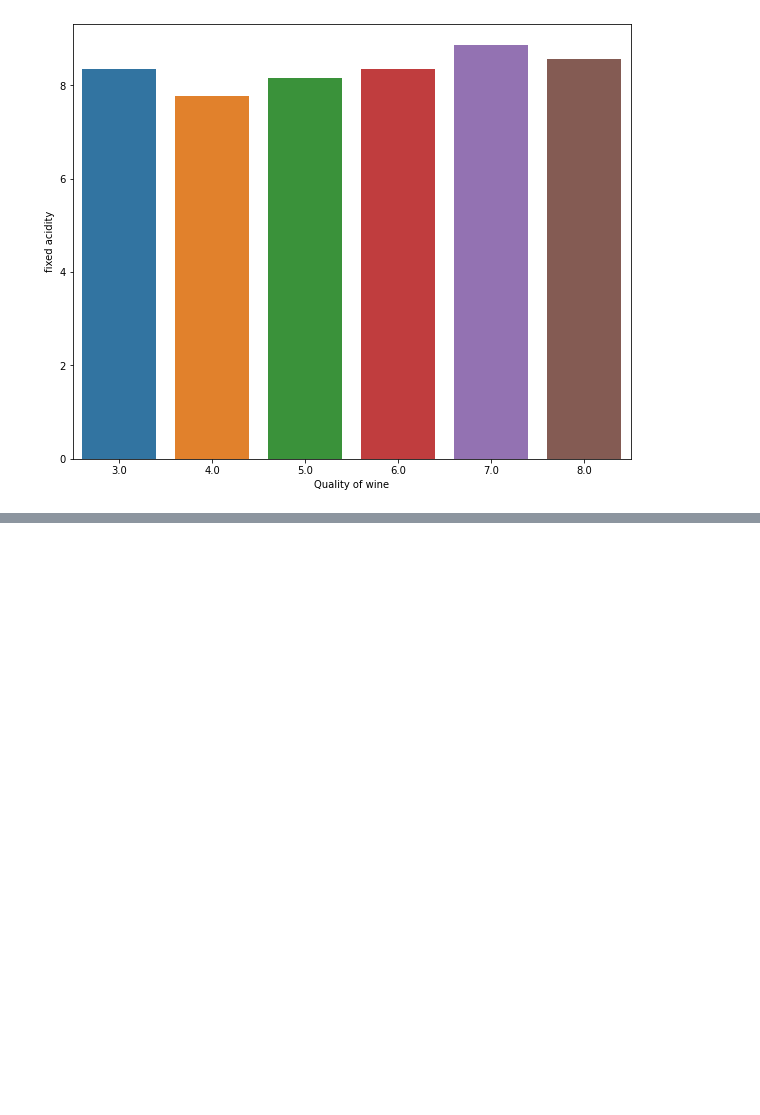
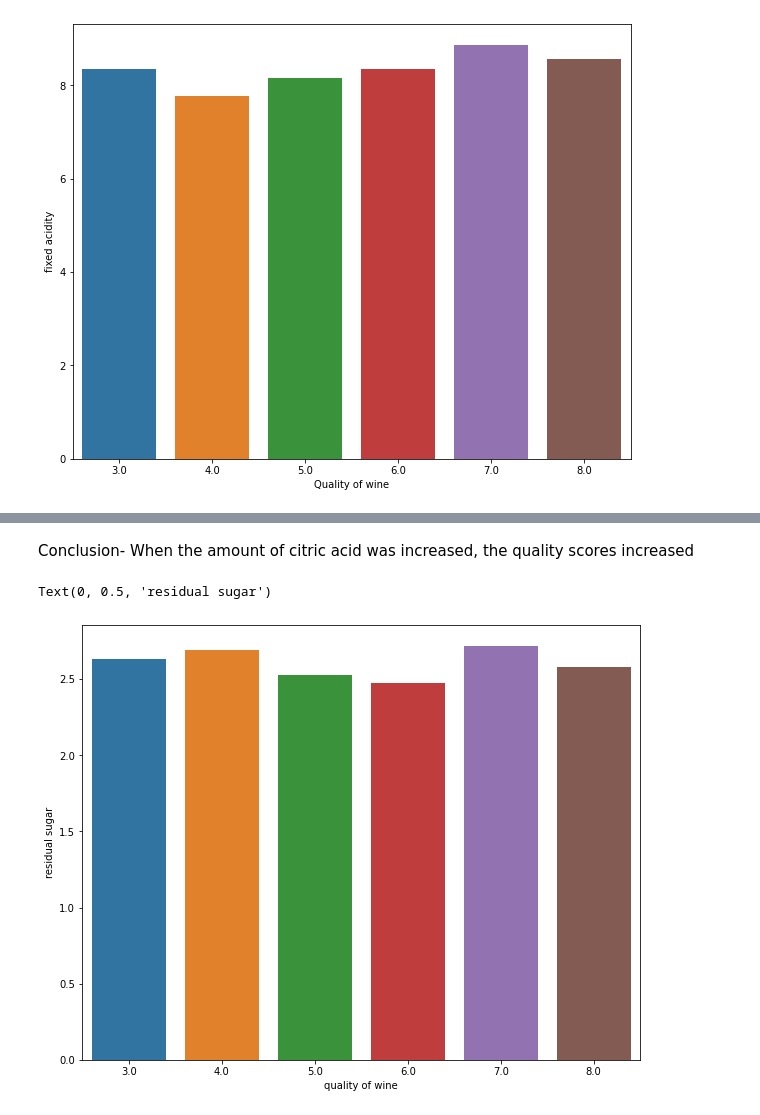
Before and after one commit to machave11/Wine-Quality-Analysis, a Jupyter notebook: Nikhil_Machave_Wine_Quality_Analysis.ipynb, the cells around one changed output, grey strips where cells are left out. Drawn from its saved outputs; the diff is of its cells as text; code cells hidden in the pictures; blank space fills up the shorter version.

```diff
--- a/Nikhil_Machave_Wine_Quality_Analysis.ipynb
+++ b/Nikhil_Machave_Wine_Quality_Analysis.ipynb
@@ -105,0 +119,11 @@ Text(0, 0.5, 'fixed acidity')
+# %% [markdown]
+Conclusion- When the amount of citric acid was increased, the quality scores increased
+# %%
+## Visualize the relationship between Residual sugar and quality of wine.
+figure = plt.figure(figsize=(10,8))
+sns.barplot(x='quality', y='residual sugar', data=df, ci=None)
+plt.xlabel('quality of wine')
+plt.ylabel('residual sugar')
+# %% [output]
+Text(0, 0.5, 'residual sugar')
+[figure, added]
```
Also changed, not shown: parts of 17 cells of this notebook.
